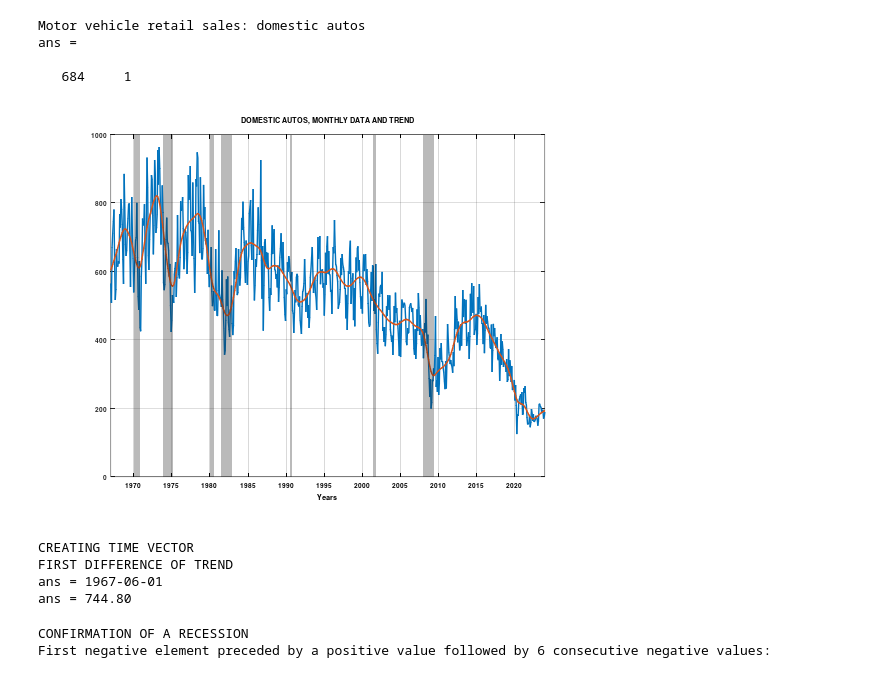
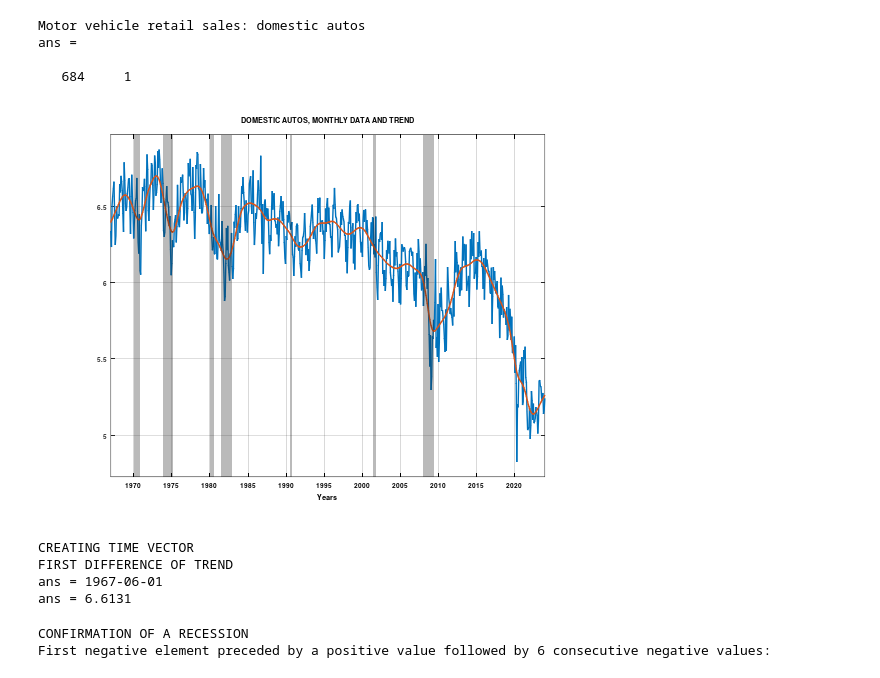
Before and after one commit to Diana-ash/Indicador-Adelantado-LDHR, a Jupyter notebook: CLI.ipynb, the cells around one changed output. Cells and saved outputs as stored; diff of their text form; code cells hidden in the pictures.

```diff
--- a/CLI.ipynb
+++ b/CLI.ipynb
@@ -471,6 +501,7 @@ autos=csvread(
 "./MY_DATA/autos.csv");
 autos=autos(2:685,2);
 size(autos)
+autos=log(autos);
 # %% [output]
 Motor vehicle retail sales: domestic autos
 ans =
@@ -507,35 +538,35 @@ set(gca, 'XTick', xTicks);
 xLabels = arrayfun(@num2str, years, 'UniformOutput', false);
 set(gca, 'XTickLabel', xLabels);
 xlabel('Years');
 
 % Increase visibility of x-ticks
 set(gca, 'XTickLabelRotation', 45, 'FontWeight', 'bold', 'FontSize', 10, 'XColor', 'k');
 
 % SHADING OF NBER RECESSIONS
 
 % Recession periods
 recession_periods = [
     datenum(1970, 1, 1), datenum(1970, 11, 1);   % January 1970 to November 1970
     datenum(1973, 11, 1), datenum(1975, 3, 1);   % November 1973 to March 1975
     datenum(1980, 1, 1), datenum(1980, 7, 1);    % January 1980 to July 1980
     datenum(1981, 7, 1), datenum(1982, 11, 1);   % July 1981 to November 1982
     datenum(1990, 7, 1), datenum(1990, 10, 1);   % July 1990 to October 1990
     datenum(2001, 5, 1), datenum(2001, 11, 1);   % May 2001 to November 2001
     datenum(2008, 1, 1), datenum(2009, 6, 1);    % January 2008 to June 2009
     datenum(2020, 2, 1), datenum(2020, 3, 1)     % February 2020 to March 2020
 ];
-
+ylim([min(autos) - 0.1, max(autos) + 0.1]);  % Adjust as needed
 y_lim = ylim;
 
 hold on;
 for i = 1:size(recession_periods, 1)
     x_vals = [recession_periods(i, 1), recession_periods(i, 2), recession_periods(i, 2), recession_periods(i, 1)];
     y_vals = [y_lim(1), y_lim(1), y_lim(2), y_lim(2)];
     area(x_vals, y_vals, 'FaceColor', [0.1 0.1 0.1], 'EdgeColor', 'none', 'FaceAlpha', 0.3);
 end
 hold off;
 # %% [output]
-[figure, old version]
+[figure, new version]
 # %%
 disp('CREATING TIME VECTOR')
 time=timefmt4(12,1967,1,684); % last input = number of rows of dataset
@@ -548,7 +579,7 @@ autos(5)
 CREATING TIME VECTOR
 FIRST DIFFERENCE OF TREND
 ans = 1967-06-01
-ans = 744.80
+ans = 6.6131
 # %%
 disp('CONFIRMATION OF A RECESSION')
 window = 6; % window size for consecutive negative values
```
Also changed, not shown: parts of 36 cells of this notebook, 4 other files.
